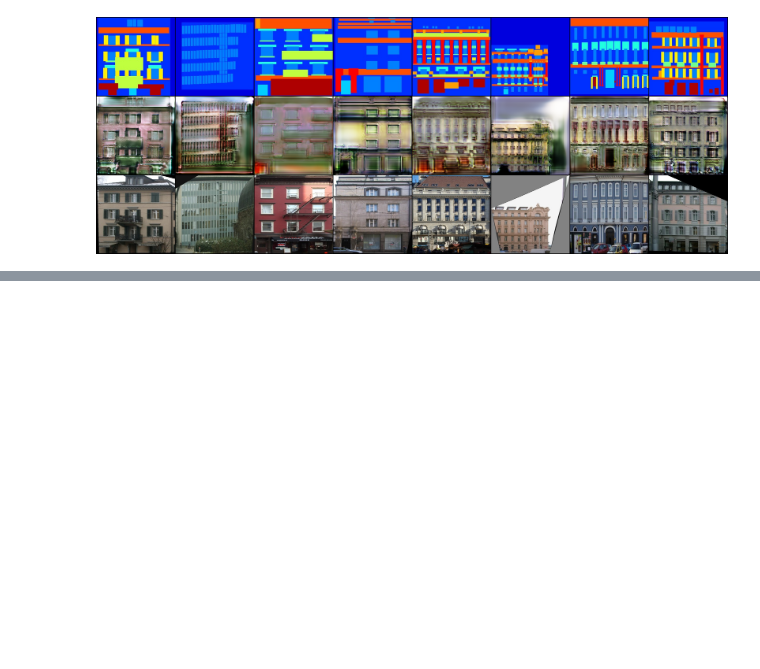
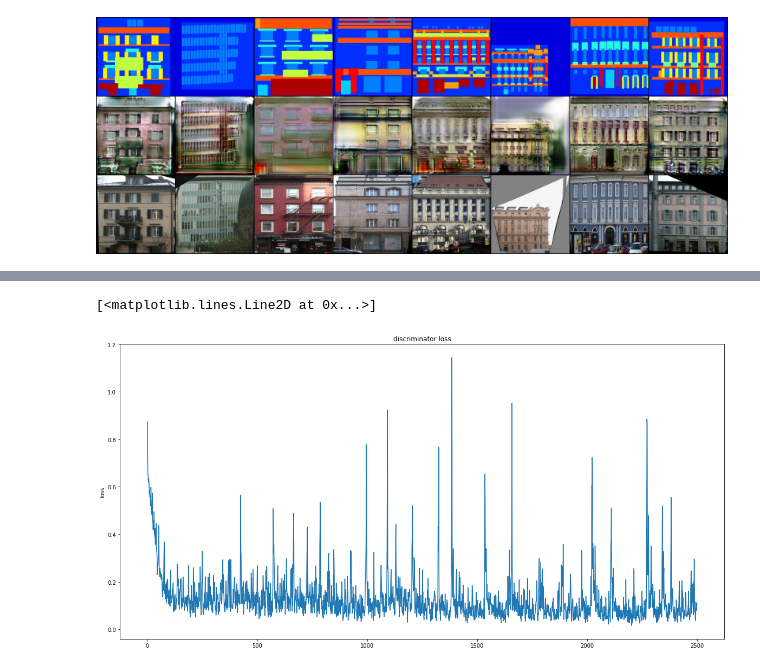
Before and after one commit to Sergeevva/dl, a Jupyter notebook: hw3/hw3.ipynb, the cells around one changed output, grey strips where cells are left out. Cells and saved outputs as stored; diff of their text form; code cells hidden in the pictures; blank space fills up the shorter version.

```diff
--- a/hw3/hw3.ipynb
+++ b/hw3/hw3.ipynb
@@ -207,0 +183,8 @@ fig.show()
+# %%
+fig = plt.figure(figsize=(20, 10))
+plt.title("discriminator loss")
+plt.ylabel('loss')
+plt.plot(disc_history)
+# %% [output]
+[<matplotlib.lines.Line2D at 0x...>]
+[figure, added]
```
Also changed, not shown: parts of 4 cells of this notebook.
